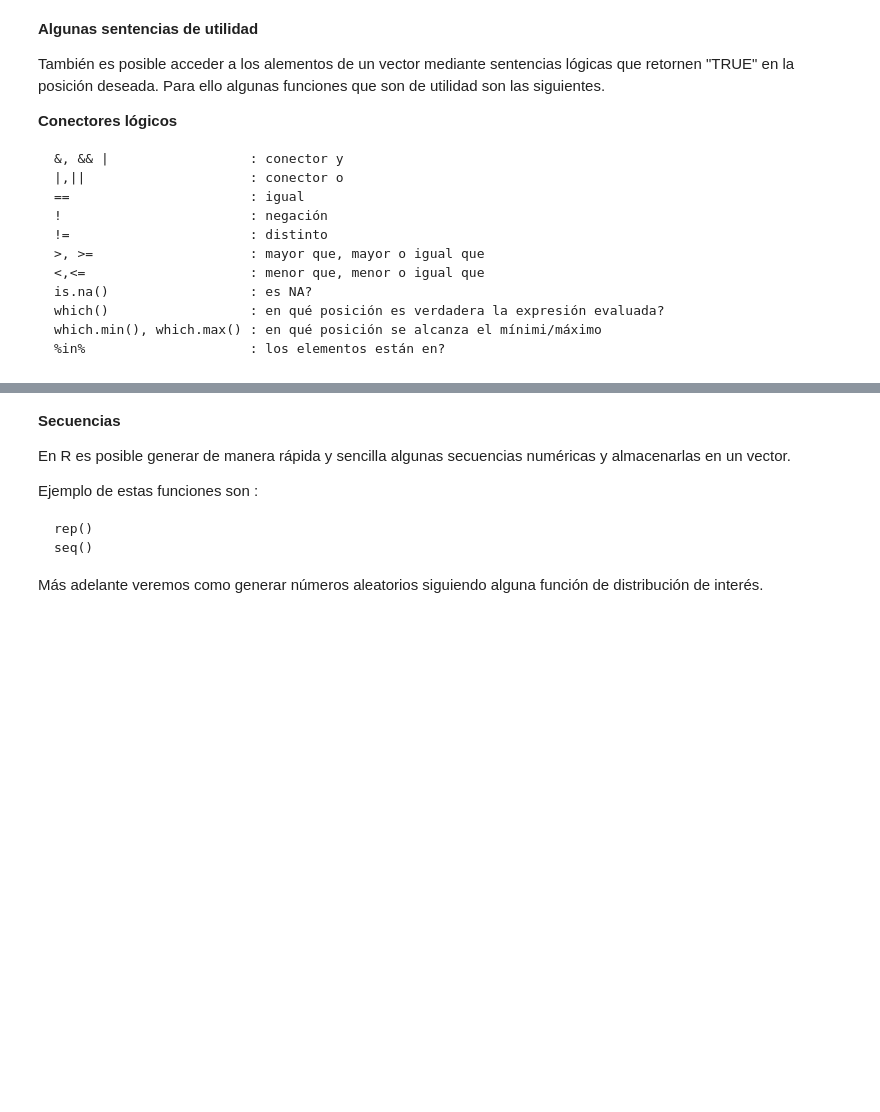
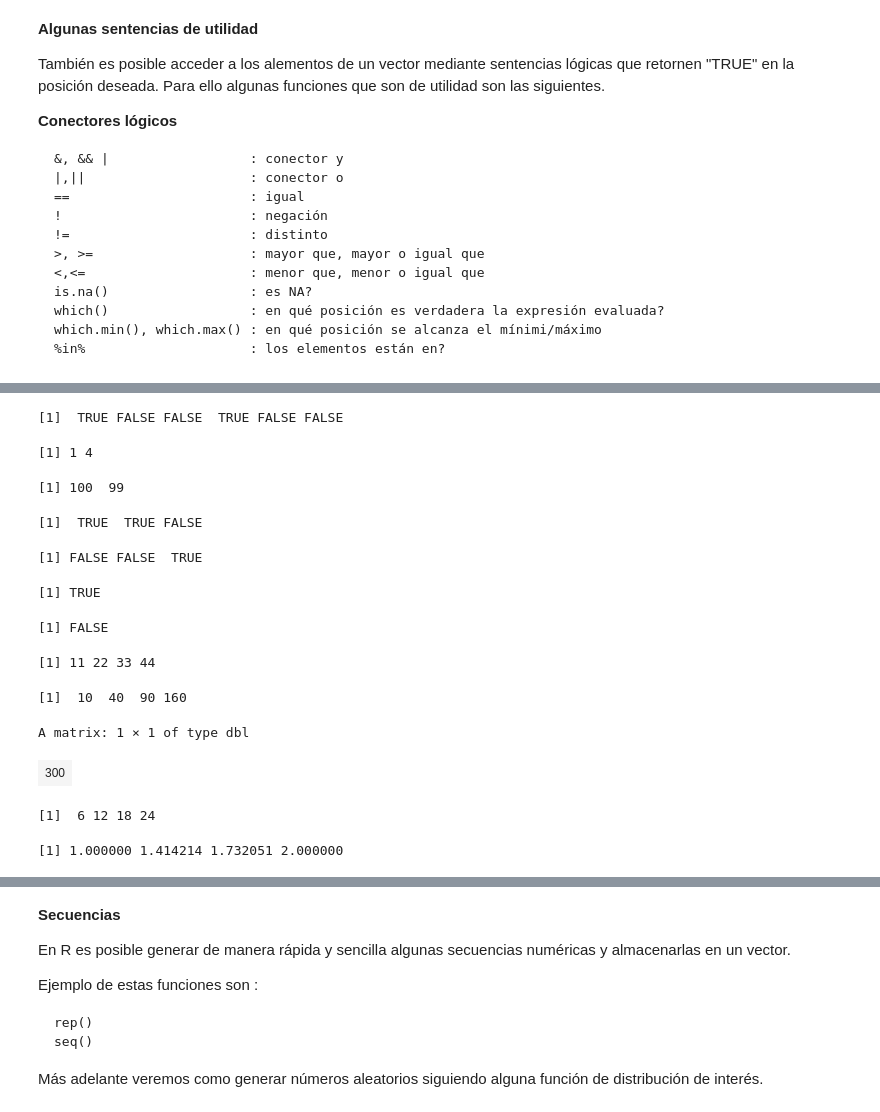
Before and after one commit to kerlesuwu/DBDC_202010_Programacion_en_R_para_ciencia_de_datos, a Jupyter notebook: Clases/Clase1/Clase_1_02_vectores.ipynb, the cells around one changed output, grey strips where cells are left out. Drawn from its saved outputs; the diff is of its cells as text; code cells hidden in the pictures; blank space fills up the shorter version.

```diff
--- a/Clases/Clase1/Clase_1_02_vectores.ipynb
+++ b/Clases/Clase1/Clase_1_02_vectores.ipynb
@@ -85,9 +271,31 @@ También es posible acceder a los alementos de un vector mediante sentencias ló
+# %%
+# which # retorna las posiciones donde se verifica una condición
+aux > 10
+which(aux > 10)
+
+v1[which(aux > 10)]
+# %% [output]
+[1]  TRUE FALSE FALSE  TRUE FALSE FALSE
+[1] 1 4
+[1] 100  99
 # %%
 # Operador %in%
 # vector_a %in% vector_b (qué elementos del vector a están en el vector b)
 # retorna un  vector de TRUE's y FALSE's del largo del primer vector(a) (izquierda)
+
+c(1,3,5) %in% c(100,1,10,3,4,9) # retorna TRUE si el elemento de la izquierda está en la derecha
+
+!c(1,3,5) %in% c(100,1,10,3,4,9) # retorna TRUE si el elemento de la izquierda NO está en la derecha
+# %% [output]
+[1]  TRUE  TRUE FALSE
+[1] FALSE FALSE  TRUE
 # %%
 # podemos utilizar la función all() para evaluar si todos los elementos de un vector son TRUE.
+all(c(T,T,T,T))
+all(c(T,T,F,T))
+# %% [output]
+[1] TRUE
+[1] FALSE
 # %%
 # si quisiéramos evaluar que todos los elementos de la izq. estén en la derecha,
 # podemos utilizar la función all().
@@ -97,4 +302,24 @@ También es posible acceder a los alementos de un vector mediante sentencias ló
+# %%
+# aritmética con vectores
+# operación de vectore de igual largo
+
+c(1,2,3,4) + c(10,20,30,40)
+c(1,2,3,4) * c(10,20,30,40) # no es producto interno
+
+c(1,2,3,4) %*% c(10,20,30,40) # esto si es el producto interno
+# %% [output]
+[1] 11 22 33 44
+[1]  10  40  90 160
+A matrix: 1 × 1 of type dbl
+| 300 |
 # %%
 #ponderaciones por escalares
+c(1,2,3,4) * 6
+# %% [output]
+[1]  6 12 18 24
+# %%
+sqrt(c(1,2,3,4))
+# %% [output]
+[1] 1.000000 1.414214 1.732051 2.000000
 # %%
 #CUIDADO: Si se operan vectores de dstinto largo se reciclan los valores del vector más pequeño
```
Also changed, not shown: parts of 45 cells of this notebook.
